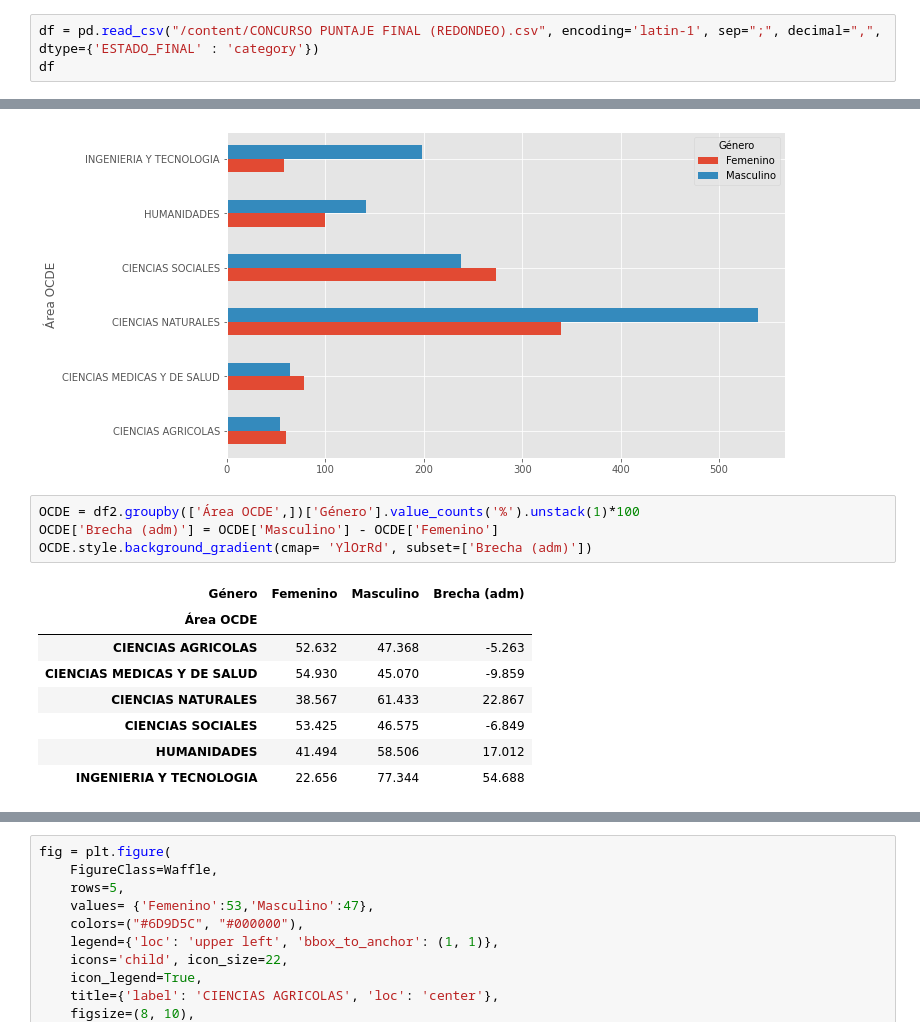
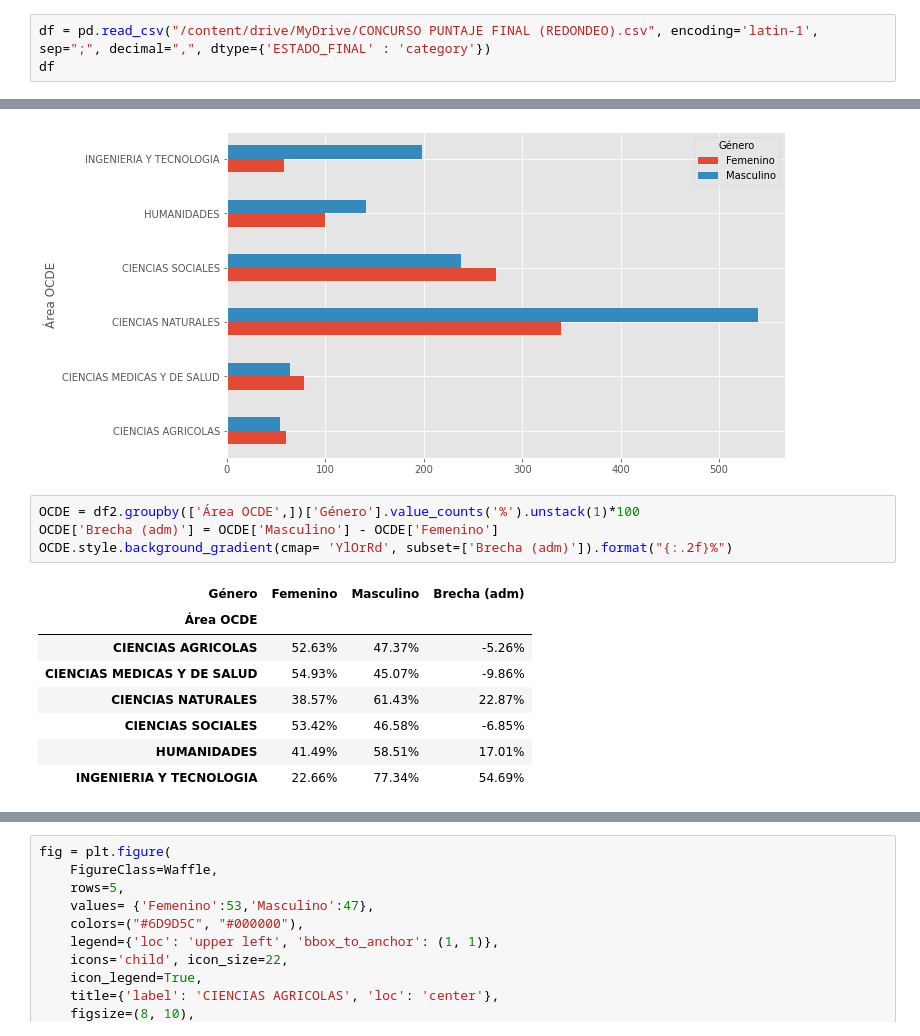
Before and after one commit to alvafox/Concursos-2023-Analisis-de-Adjudicacion-Paritaria-, a Jupyter notebook: Doctorado_Nacional_2023.ipynb, the cells around one changed output, grey strips where cells are left out. Drawn from its saved outputs; the diff is of its cells as text.

```diff
--- a/Doctorado_Nacional_2023.ipynb
+++ b/Doctorado_Nacional_2023.ipynb
@@ -15,5 +48,5 @@ import matplotlib.pyplot as plt
 # %%
-df = pd.read_csv("/content/CONCURSO PUNTAJE FINAL (REDONDEO).csv", encoding='latin-1', sep=";", decimal=",", dtype={'ESTADO_FINAL' : 'category'})
+df = pd.read_csv("/content/drive/MyDrive/CONCURSO PUNTAJE FINAL (REDONDEO).csv", encoding='latin-1', sep=";", decimal=",", dtype={'ESTADO_FINAL' : 'category'})
 df
 # %% [output]
 |  | FOLIO | COMITÉ | Nombre | Género | Área OCDE | ESTADO ADMISIBILIDAD | NOTA PREGRADO | TIPO RANKING | ... |
@@ -598,16 +660,16 @@ df2.groupby(['Área OCDE','Género'])['FOLIO'].count().unstack(1).plot(kind='bar
 # %%
 OCDE = df2.groupby(['Área OCDE',])['Género'].value_counts('%').unstack(1)*100
 OCDE['Brecha (adm)'] = OCDE['Masculino'] - OCDE['Femenino']
-OCDE.style.background_gradient(cmap= 'YlOrRd', subset=['Brecha (adm)'])
+OCDE.style.background_gradient(cmap= 'YlOrRd', subset=['Brecha (adm)']).format("{:.2f}%")
 # %% [output]
 | Género | Femenino | Masculino | Brecha (adm) |
 | Área OCDE |  |  |  |
-| CIENCIAS AGRICOLAS | 52.632 | 47.368 | -5.263 |
-| CIENCIAS MEDICAS Y DE SALUD | 54.930 | 45.070 | -9.859 |
-| CIENCIAS NATURALES | 38.567 | 61.433 | 22.867 |
-| CIENCIAS SOCIALES | 53.425 | 46.575 | -6.849 |
-| HUMANIDADES | 41.494 | 58.506 | 17.012 |
-| INGENIERIA Y TECNOLOGIA | 22.656 | 77.344 | 54.688 |
+| CIENCIAS AGRICOLAS | 52.63% | 47.37% | -5.26% |
+| CIENCIAS MEDICAS Y DE SALUD | 54.93% | 45.07% | -9.86% |
+| CIENCIAS NATURALES | 38.57% | 61.43% | 22.87% |
+| CIENCIAS SOCIALES | 53.42% | 46.58% | -6.85% |
+| HUMANIDADES | 41.49% | 58.51% | 17.01% |
+| INGENIERIA Y TECNOLOGIA | 22.66% | 77.34% | 54.69% |
 # %%
 !pip install pywaffle
 from pywaffle import Waffle
```
Also changed, not shown: parts of 21 cells of this notebook.
